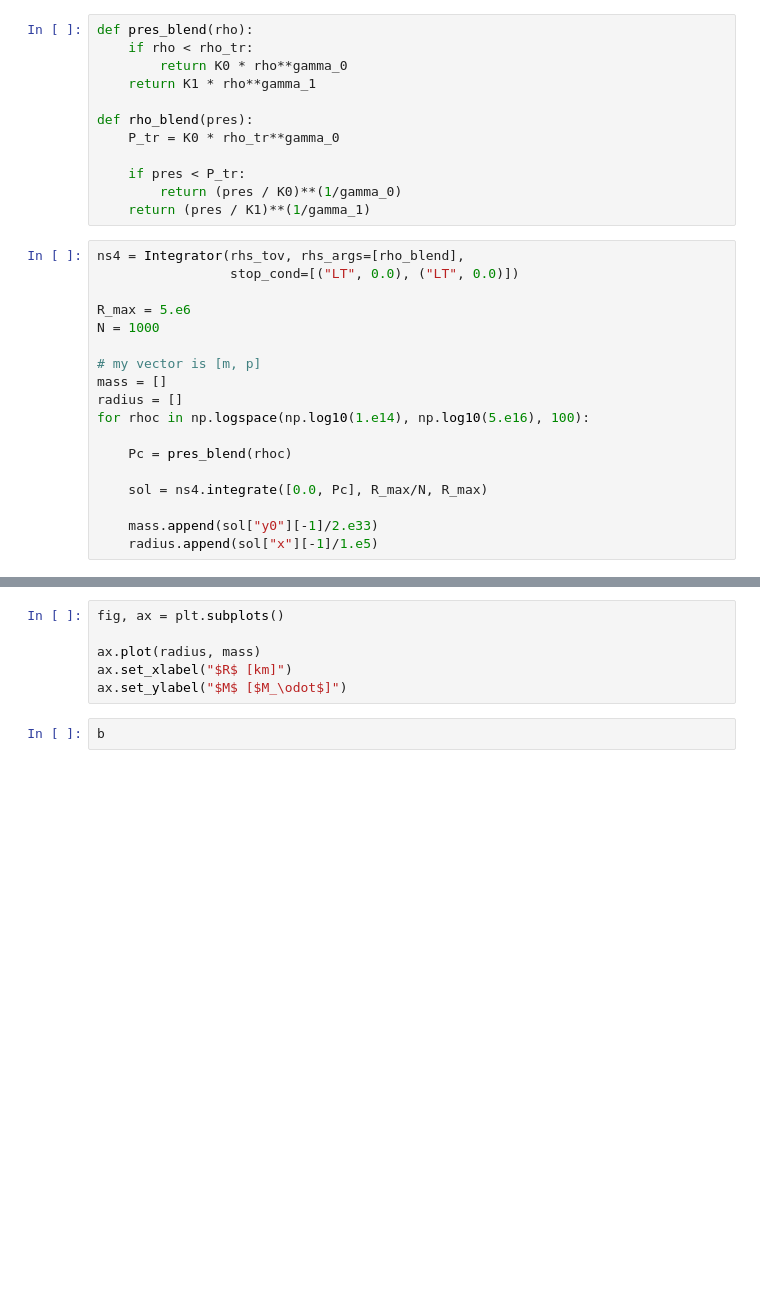
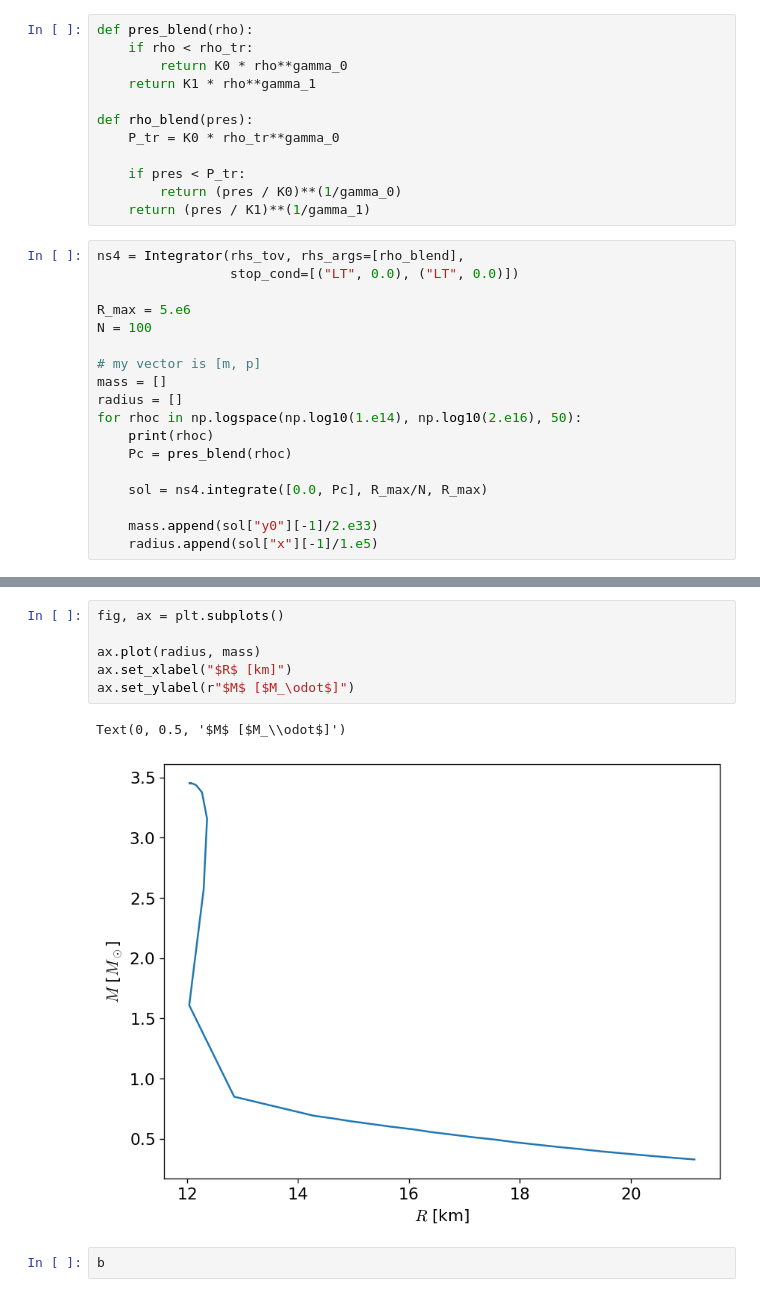
Before and after one commit to zingale/stars, a Jupyter notebook: content/TOV/tov.ipynb, the cells around one changed output, grey strips where cells are left out. Saved outputs shown, nothing was run; the diff lists cells and outputs as text; blank space fills up the shorter version.

```diff
--- a/content/TOV/tov.ipynb
+++ b/content/TOV/tov.ipynb
@@ -440,13 +440,13 @@ ns4 = Integrator(rhs_tov, rhs_args=[rho_blend],
                  stop_cond=[("LT", 0.0), ("LT", 0.0)])
 
 R_max = 5.e6
-N = 1000
+N = 100
 
 # my vector is [m, p]
 mass = []
 radius = []
-for rhoc in np.logspace(np.log10(1.e14), np.log10(5.e16), 100):
-
+for rhoc in np.logspace(np.log10(1.e14), np.log10(2.e16), 50):
+    print(rhoc)
     Pc = pres_blend(rhoc)
 
     sol = ns4.integrate([0.0, Pc], R_max/N, R_max)
@@ -458,8 +474,11 @@ KeyboardInterrupt:
 # %%
 fig, ax = plt.subplots()
 
 ax.plot(radius, mass)
 ax.set_xlabel("$R$ [km]")
-ax.set_ylabel("$M$ [$M_\odot$]")
+ax.set_ylabel(r"$M$ [$M_\odot$]")
+# %% [output]
+Text(0, 0.5, '$M$ [$M_\\odot$]')
+[figure, added]
 # %%
 b
```
Also changed, not shown: parts of 5 cells of this notebook, 11 other files.
